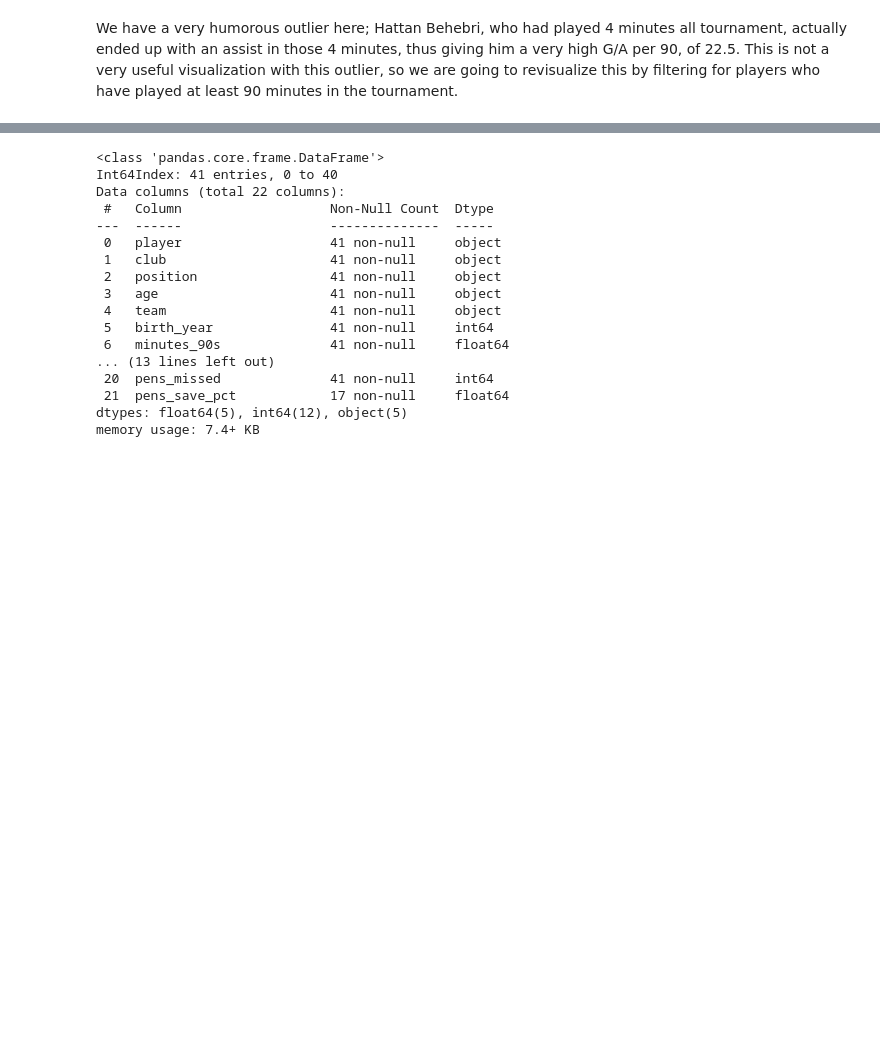
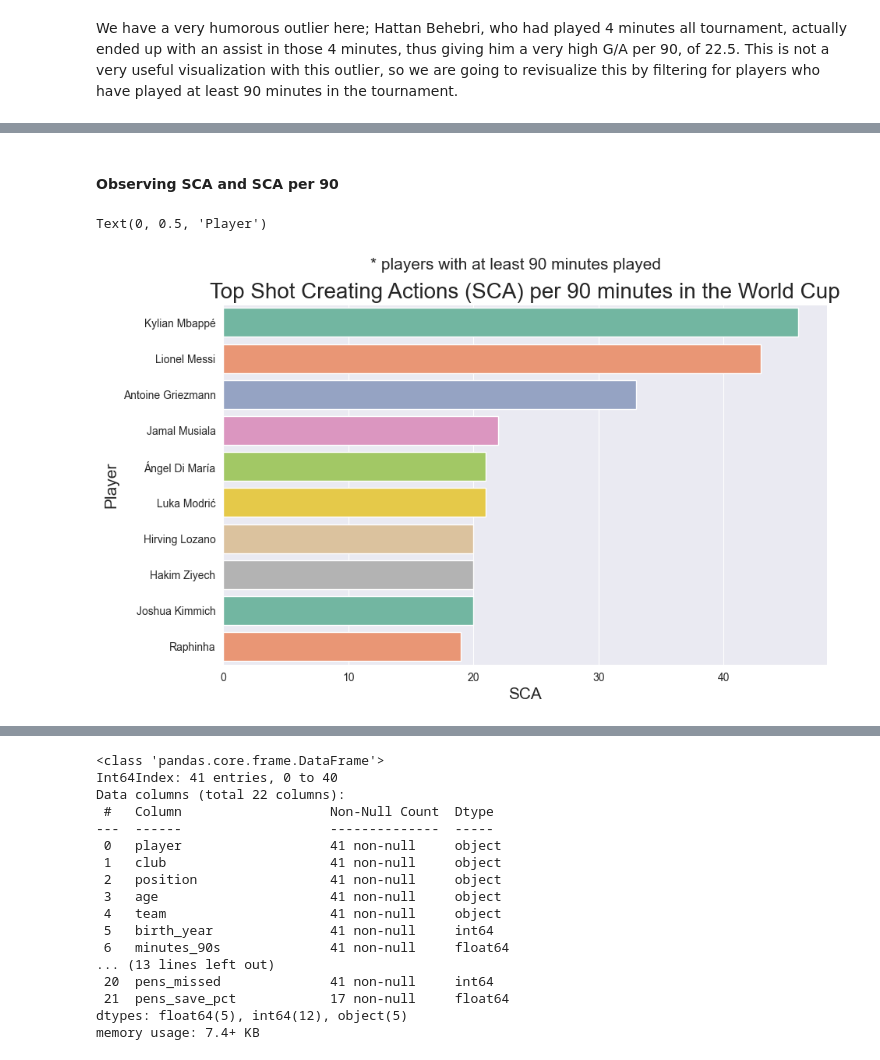
Before and after one commit to ccvale/2022-Qatar-World-Cup-Analysis, a Jupyter notebook: worldcup.ipynb, the cells around one changed output, grey strips where cells are left out. Drawn from its saved outputs; the diff is of its cells as text; code cells hidden in the pictures; blank space fills up the shorter version.

```diff
--- a/worldcup.ipynb
+++ b/worldcup.ipynb
@@ -610,0 +578,14 @@ Text(0, 0.5, 'Player')
+# %% [markdown]
+#### Observing SCA and SCA per 90
+# %%
+plt.figure(figsize=(10, 6))
+sns.set_style('darkgrid')
+
+sns.barplot(x='sca', y='player', data=players.sort_values('sca', ascending=False).head(10), palette='Set2')
+plt.title('Top Shot Creating Actions (SCA) per 90 minutes in the World Cup', fontsize=20)
+plt.suptitle('* players with at least 90 minutes played', fontsize=15)
+plt.xlabel('SCA', fontsize=15)
+plt.ylabel('Player', fontsize=15)
+# %% [output]
+Text(0, 0.5, 'Player')
+[figure, added]
```
Also changed, not shown: parts of 19 cells of this notebook, 1 other file.
